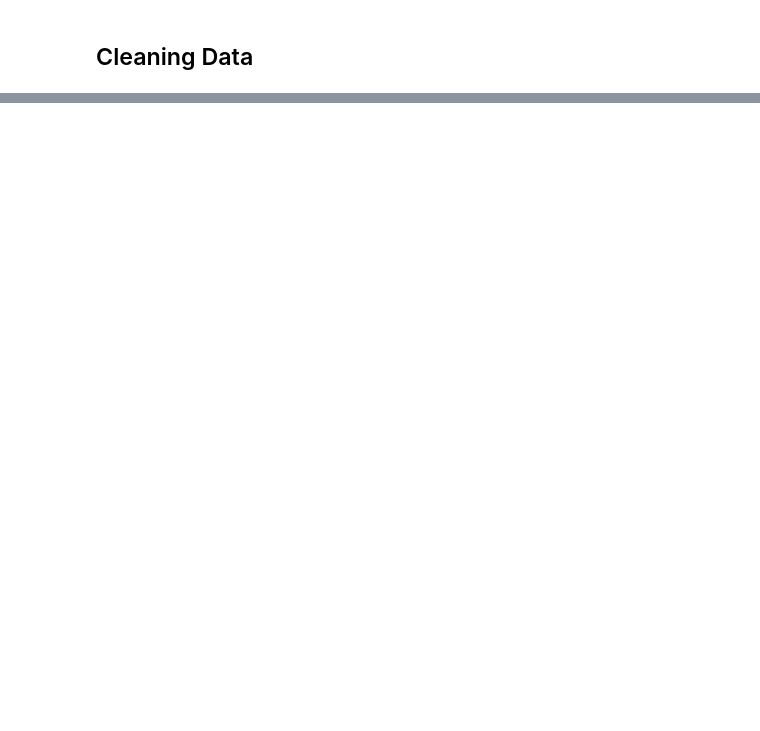
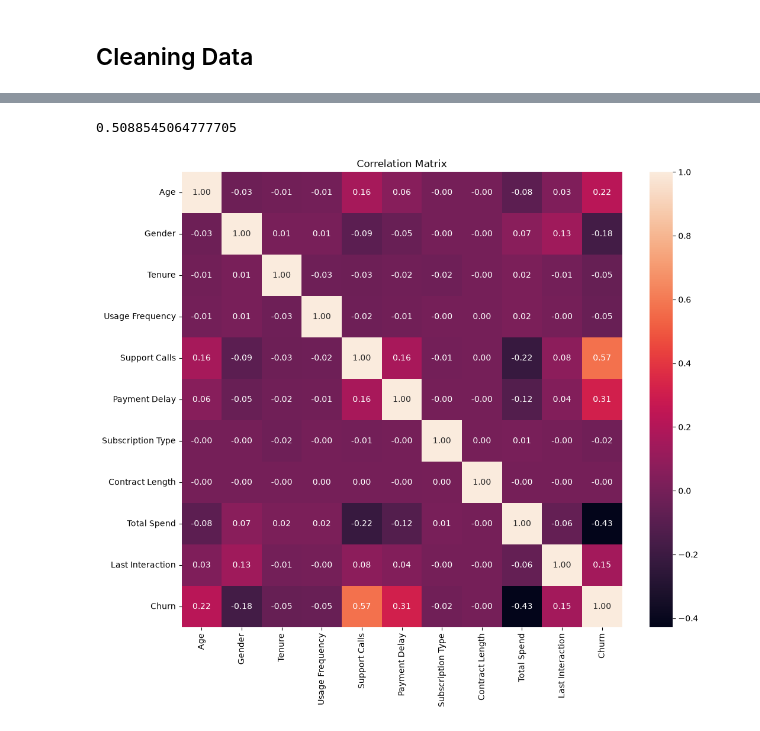
Before and after one commit to aliderakhshan381/Customer-Churn-Prediction, a Jupyter notebook: main.ipynb, the cells around one changed output, grey strips where cells are left out. Cells and saved outputs as stored; diff of their text form; code cells hidden in the pictures; blank space fills up the shorter version.

```diff
--- a/main.ipynb
+++ b/main.ipynb
@@ -124 +109,8 @@ Churn
 Name: proportion, dtype: float64
+# %%
+print(df.__len__())
+df = df.dropna()
+
+## Drop CustomerID
+df = df.drop(columns=['CustomerID'])
+print(df.__len__())
@@ -125,19 +120,18 @@ Name: proportion, dtype: float64
 # %%
-X = df.drop('Churn', axis=1)
-y = df['Churn']
 
 lbe_gender = LabelEncoder()
-lbe_gender.fit(X['Gender'].drop_duplicates())
-X['Gender'] = lbe_gender.transform(X['Gender'])
+lbe_gender.fit(df['Gender'].drop_duplicates())
+df['Gender'] = lbe_gender.transform(df['Gender'])
 
 lbe_subscriptiontype = LabelEncoder()
-lbe_subscriptiontype.fit(X['Subscription Type'].drop_duplicates())
-X['Subscription Type'] = lbe_subscriptiontype.transform(X['Subscription Type'])
+lbe_subscriptiontype.fit(df['Subscription Type'].drop_duplicates())
+df['Subscription Type'] = lbe_subscriptiontype.transform(df['Subscription Type'])
 
 
 lbe_Contract = LabelEncoder()
-lbe_Contract.fit(X['Contract Length'].drop_duplicates())
+lbe_Contract.fit(df['Contract Length'].drop_duplicates())
 
-X['Contract Length'] = lbe_Contract.transform(X['Contract Length'])
+df['Contract Length'] = lbe_Contract.transform(df['Contract Length'])
 
-X.head()
+X = df.drop('Churn', axis=1)
+y = df['Churn']
@@ -170,0 +236,24 @@ print(accuracy_score(y_test, y_pred))
+# %%
+model = RandomForestClassifier(    n_estimators=200,
+    max_depth=10,
+    min_samples_split=10,
+    min_samples_leaf=5,
+    max_features="sqrt",
+    random_state=42)
+
+model.fit(X_train_train, y_train_train)
+
+y_pred = model.predict(X_test_test)
+
+print(accuracy_score(Y_test_test, y_pred))
+# %% [output]
+0.5088545064777705
+# %%
+import seaborn as sns
+
+plt.figure(figsize=(12,10))
+sns.heatmap(df.corr(), fmt=".2f", annot=True)
+plt.title('Correlation Matrix')
+plt.show()
+# %% [output]
+[figure, added]
```
Also changed, not shown: parts of 15 cells of this notebook.
